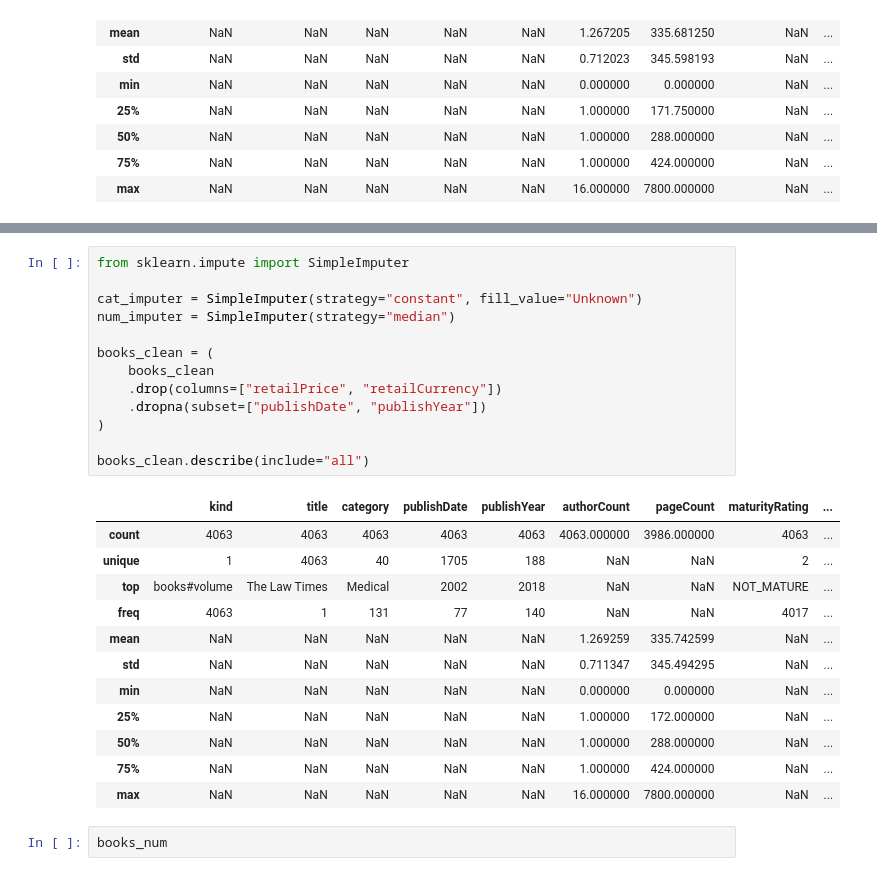
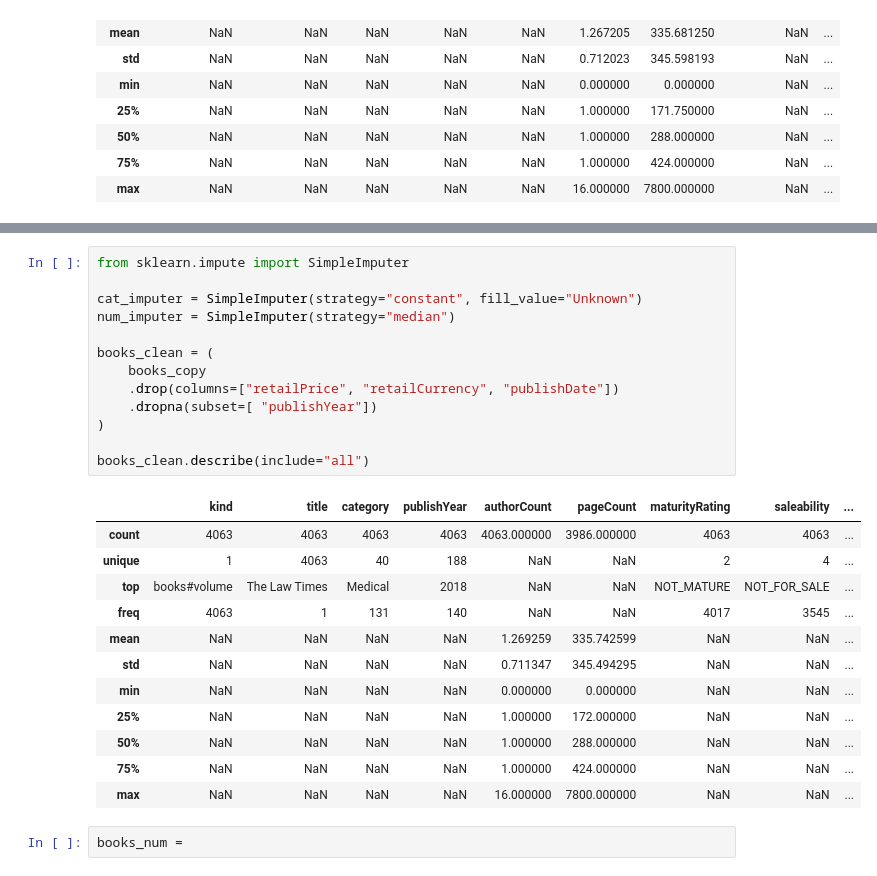
Before and after one commit to Zain1958/dtree-books, a Jupyter notebook: notebooks/data_training.ipynb, the cells around one changed output, grey strips where cells are left out. Saved outputs shown, nothing was run; the diff lists cells and outputs as text.

Commit message:
clean data training notebook to make saleability the target variable

```diff
--- a/notebooks/data_training.ipynb
+++ b/notebooks/data_training.ipynb
@@ -169,28 +158,28 @@ sample_incomplete_rows
 # %%
 from sklearn.impute import SimpleImputer
 
 cat_imputer = SimpleImputer(strategy="constant", fill_value="Unknown")
 num_imputer = SimpleImputer(strategy="median")
 
 books_clean = (
-    books_clean
-    .drop(columns=["retailPrice", "retailCurrency"])
-    .dropna(subset=["publishDate", "publishYear"])
+    books_copy
+    .drop(columns=["retailPrice", "retailCurrency", "publishDate"])
+    .dropna(subset=[ "publishYear"])
 )
 
 books_clean.describe(include="all")
 # %% [output]
-|  | kind | title | category | publishDate | publishYear | authorCount | pageCount | maturityRating | ... |
-| count | 4063 | 4063 | 4063 | 4063 | 4063 | 4063.000000 | 3986.000000 | 4063 | ... |
-| unique | 1 | 4063 | 40 | 1705 | 188 | NaN | NaN | 2 | ... |
-| top | books#volume | The Law Times | Medical | 2002 | 2018 | NaN | NaN | NOT_MATURE | ... |
-| freq | 4063 | 1 | 131 | 77 | 140 | NaN | NaN | 4017 | ... |
-| mean | NaN | NaN | NaN | NaN | NaN | 1.269259 | 335.742599 | NaN | ... |
-| std | NaN | NaN | NaN | NaN | NaN | 0.711347 | 345.494295 | NaN | ... |
-| min | NaN | NaN | NaN | NaN | NaN | 0.000000 | 0.000000 | NaN | ... |
-| 25% | NaN | NaN | NaN | NaN | NaN | 1.000000 | 172.000000 | NaN | ... |
-| 50% | NaN | NaN | NaN | NaN | NaN | 1.000000 | 288.000000 | NaN | ... |
-| 75% | NaN | NaN | NaN | NaN | NaN | 1.000000 | 424.000000 | NaN | ... |
-| max | NaN | NaN | NaN | NaN | NaN | 16.000000 | 7800.000000 | NaN | ... |
+|  | kind | title | category | publishYear | authorCount | pageCount | maturityRating | saleability | ... |
+| count | 4063 | 4063 | 4063 | 4063 | 4063.000000 | 3986.000000 | 4063 | 4063 | ... |
+| unique | 1 | 4063 | 40 | 188 | NaN | NaN | 2 | 4 | ... |
+| top | books#volume | The Law Times | Medical | 2018 | NaN | NaN | NOT_MATURE | NOT_FOR_SALE | ... |
+| freq | 4063 | 1 | 131 | 140 | NaN | NaN | 4017 | 3545 | ... |
+| mean | NaN | NaN | NaN | NaN | 1.269259 | 335.742599 | NaN | NaN | ... |
+| std | NaN | NaN | NaN | NaN | 0.711347 | 345.494295 | NaN | NaN | ... |
+| min | NaN | NaN | NaN | NaN | 0.000000 | 0.000000 | NaN | NaN | ... |
+| 25% | NaN | NaN | NaN | NaN | 1.000000 | 172.000000 | NaN | NaN | ... |
+| 50% | NaN | NaN | NaN | NaN | 1.000000 | 288.000000 | NaN | NaN | ... |
+| 75% | NaN | NaN | NaN | NaN | 1.000000 | 424.000000 | NaN | NaN | ... |
+| max | NaN | NaN | NaN | NaN | 16.000000 | 7800.000000 | NaN | NaN | ... |
 # %%
-books_num
+books_num =
```
Also changed, not shown: parts of 3 cells of this notebook.
